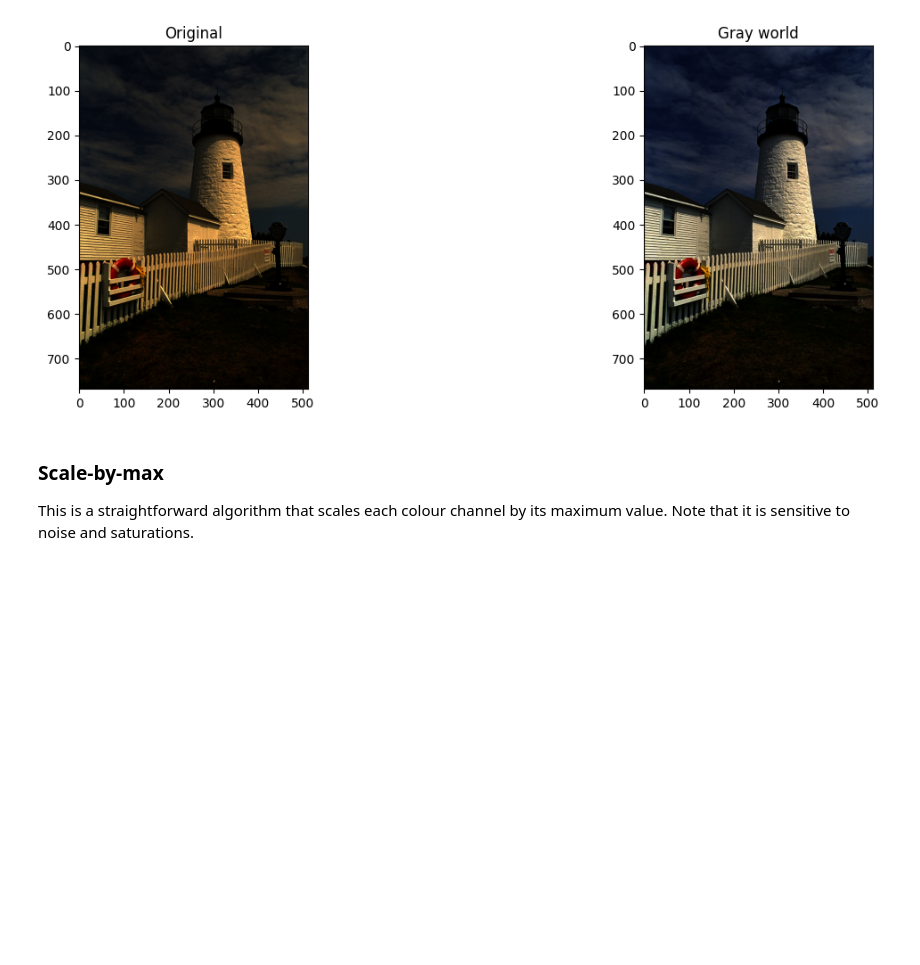
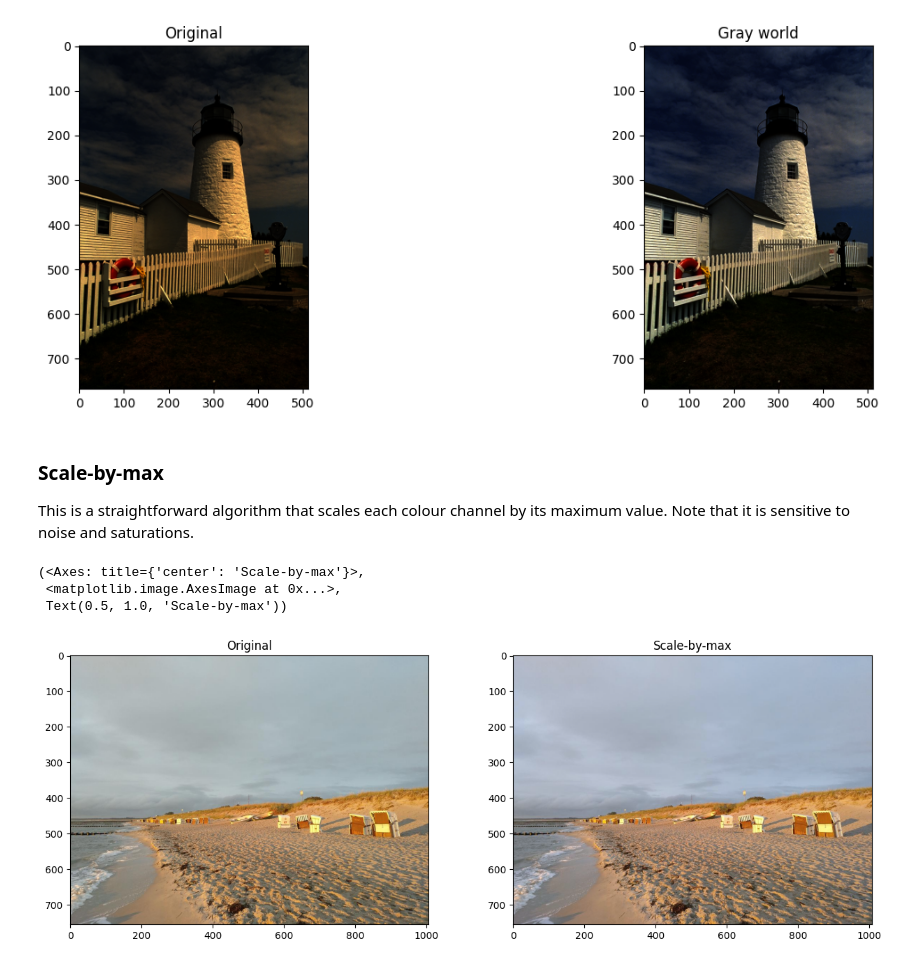
Before and after one commit to Yui-Ezic/computer-vision-homeworks, a Jupyter notebook: lesson-2/homework/Homework.ipynb, the cells around one changed output. Drawn from its saved outputs; the diff is of its cells as text; code cells hidden in the pictures; blank space fills up the shorter version.

Commit message:
implement scale-by-max algorithm

```diff
--- a/lesson-2/homework/Homework.ipynb
+++ b/lesson-2/homework/Homework.ipynb
@@ -84,16 +84,30 @@ plt.subplot(122), plt.imshow(balanced), plt.title('Gray world')
 This is a straightforward algorithm that scales each colour channel by its maximum value. Note that it is sensitive to noise and saturations.
 # %%
 # Load your image
-img = cv2.imread('...')
+img = cv2.imread('../data/sea.jpg')
 img = cv2.cvtColor(img, cv2.COLOR_BGR2RGB)
 
 # Compute the maximum values for all three colour channels (red, green, blue)
-max_r =
-max_g =
-max_b =
+max_r = np.max(img[:,:,0])
+max_g = np.max(img[:,:,1])
+max_b = np.max(img[:,:,2])
 
 # Apply scale-by-max balancing and generate the balanced image
-balanced =
+coefficients = np.array([
+    255 / max_r,
+    255 / max_g,
+    255 / max_b
+], dtype=np.float32)
+balanced = img * coefficients
 
-plt.subplot(121), plt.imshow(img)
-plt.subplot(122), plt.imshow(balanced)
+# Clip image
+balanced = balanced/255
+balanced[balanced > 1] = 1
+
+plt.subplot(121), plt.imshow(img), plt.title('Original')
+plt.subplot(122), plt.imshow(balanced), plt.title('Scale-by-max')
+# %% [output]
+(<Axes: title={'center': 'Scale-by-max'}>,
+ <matplotlib.image.AxesImage at 0x...>,
+ Text(0.5, 1.0, 'Scale-by-max'))
+[figure, added]
```
Also changed, not shown: 2 other files.
